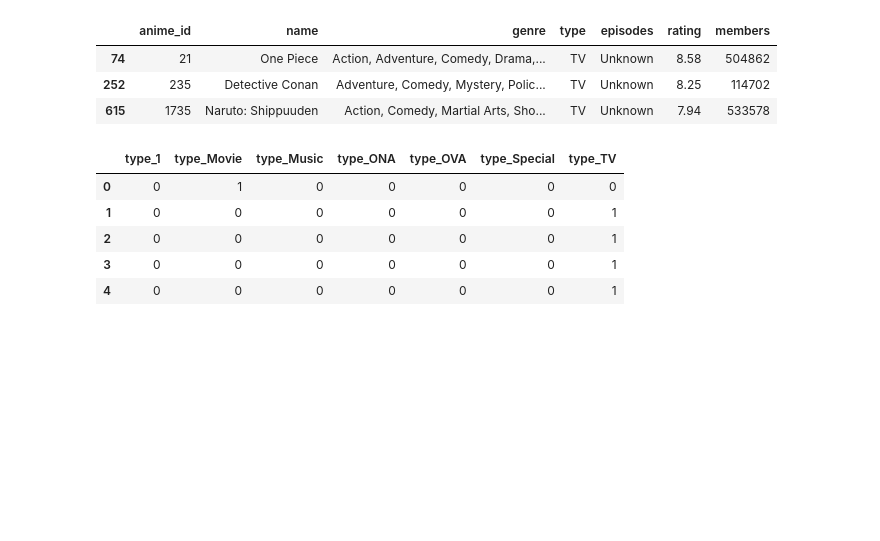
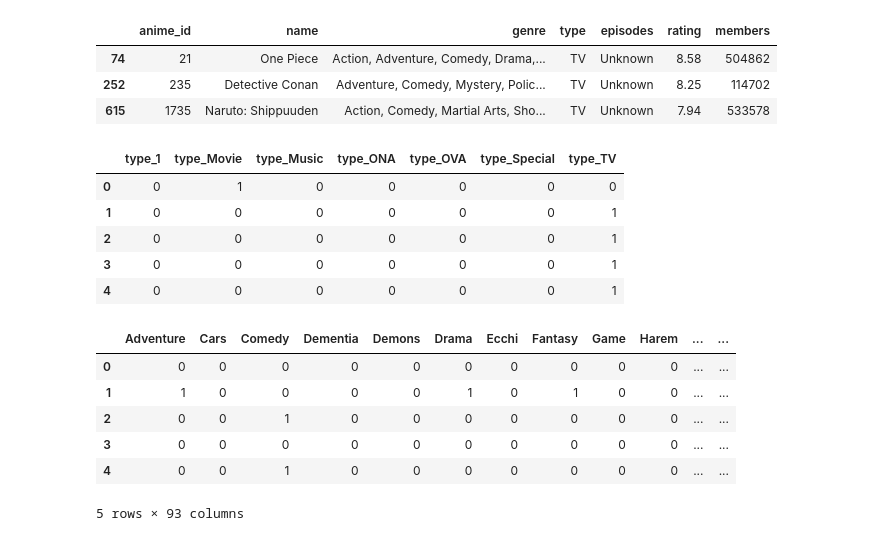
Before and after one commit to Laxmanlee/Anime-Recoomendation-system, a Jupyter notebook: BD_project.ipynb, the cells around one changed output. Saved outputs shown, nothing was run; the diff lists cells and outputs as text; code cells hidden in the pictures; blank space fills up the shorter version.

```diff
--- a/BD_project.ipynb
+++ b/BD_project.ipynb
@@ -68,3 +68,17 @@ pd.get_dummies(anime[["type"]]).head()
 anime["rating"] = anime["rating"].astype(float)
 anime["rating"].fillna(anime["rating"].median(),inplace = True)
 anime["members"] = anime["members"].astype(float)
+# %%
+anime_features = pd.concat([anime["genre"].str.get_dummies(sep=","),
+                            pd.get_dummies(anime[["type"]]),
+                            anime[["rating"]],anime[["members"]],anime["episodes"]],axis=1)
+anime["name"] = anime["name"].map(lambda name:re.sub('[^A-Za-z0-9]+', " ", name))
+anime_features.head()
+# %% [output]
+|  | Adventure | Cars | Comedy | Dementia | Demons | Drama | Ecchi | Fantasy | Game | Harem | ... | ... |
+| 0 | 0 | 0 | 0 | 0 | 0 | 0 | 0 | 0 | 0 | 0 | ... | ... |
+| 1 | 1 | 0 | 0 | 0 | 0 | 1 | 0 | 1 | 0 | 0 | ... | ... |
+| 2 | 0 | 0 | 1 | 0 | 0 | 0 | 0 | 0 | 0 | 0 | ... | ... |
+| 3 | 0 | 0 | 0 | 0 | 0 | 0 | 0 | 0 | 0 | 0 | ... | ... |
+| 4 | 0 | 0 | 1 | 0 | 0 | 0 | 0 | 0 | 0 | 0 | ... | ... |
+5 rows × 93 columns
```
Also changed, not shown: parts of 12 cells of this notebook.
